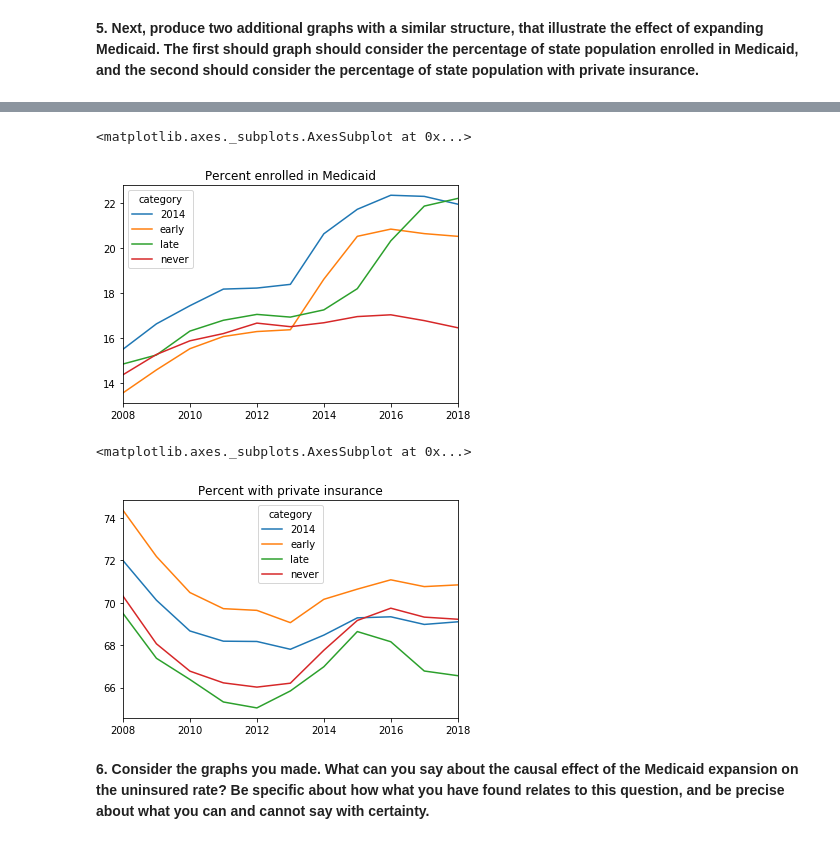
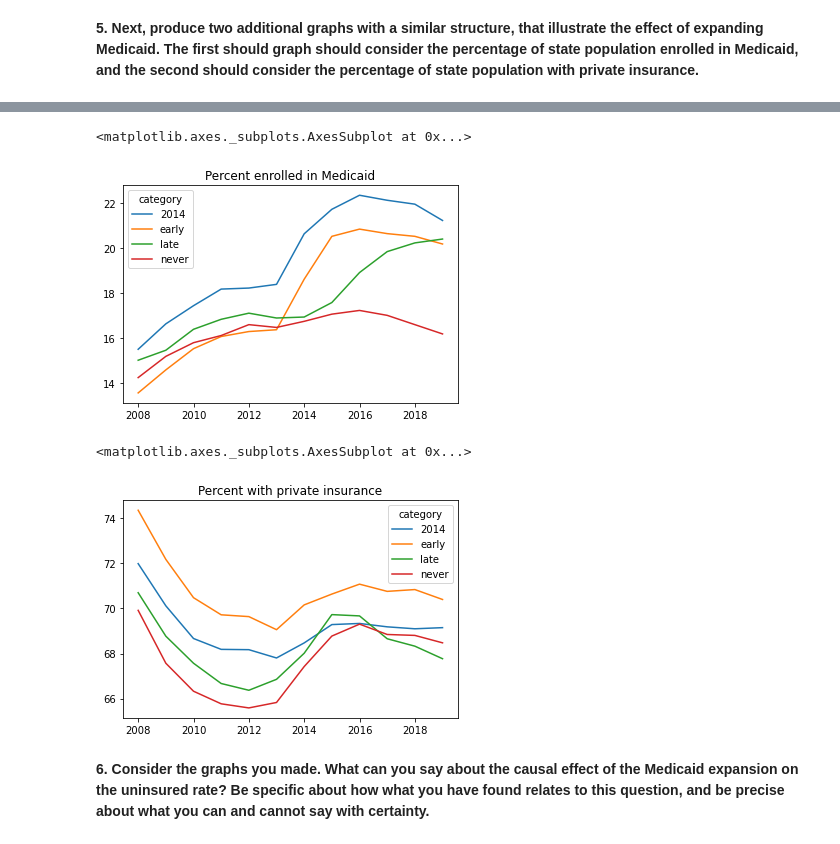
Before and after one commit to akilby/teaching, a Jupyter notebook: MedicaidExpansion/py/MedicaidExpansion.ipynb, the cells around one changed output, grey strips where cells are left out. Saved outputs shown, nothing was run; the diff lists cells and outputs as text; code cells hidden in the pictures.

```diff
--- a/MedicaidExpansion/py/MedicaidExpansion.ipynb
+++ b/MedicaidExpansion/py/MedicaidExpansion.ipynb
@@ -296,0 +219,3 @@ df_use['2017-Percent.1'] = df_use['2017-Percent.1'].astype(float)
+# %%
+df_insurance = df_insurance.reset_index()
+df_insurance
@@ -474,2 +418,30 @@ grouped.plot(title="Percent uninsured")
 # %% [markdown]
 **5. Next, produce two additional graphs with a similar structure, that illustrate the effect of expanding Medicaid. The first should graph should consider the percentage of state population enrolled in Medicaid, and the second should consider the percentage of state population with private insurance.**
+# %%
+# Originally I got rid of my rows that had anything other than the uninsurance rate, but for
+# this section I will want them, so I will return to my original dataset, df_insurance,
+# and merge on Medicaid expansion implementation dates, as well as the category designations
+
+df_analysis = pd.merge(df_insurance, df_implementation, left_on='level_0', right_on='State', how='inner')
+
+df_analysis.loc[df_analysis['Expansion Date'].str.endswith('14'),
+                'category'] = '2014'
+df_analysis.loc[df_analysis['Expansion Date'].str.startswith('Early'),
+                'category'] = 'early'
+df_analysis.loc[df_analysis['Expansion Date'].str.startswith('not implemented'),
+                'category'] = 'never'
+
+df_analysis.loc[df_analysis['Expansion Date'].str.endswith('15'),
+                'category'] = 'late'
+df_analysis.loc[df_analysis['Expansion Date'].str.endswith('16'),
+                'category'] = 'late'
+df_analysis.loc[df_analysis['Expansion Date'].str.endswith('17'),
+                'category'] = 'late'
+df_analysis.loc[df_analysis['Expansion Date'].str.endswith('18'),
+                'category'] = 'late'
+df_analysis.loc[df_analysis['Expansion Date'].str.endswith('19'),
+                'category'] = 'late'
+
+# included in never because uninsurance data ends in 2019
+df_analysis.loc[df_analysis['Expansion Date'].str.endswith('20'),
+                'category'] = 'never'
@@ -476,27 +464,21 @@ grouped.plot(title="Percent uninsured")
 # %%
-df_medicaid = df_use[df_use['level_1']=='..Medicaid']
-df_analysis = pd.merge(df_medicaid, df_implementation, left_on='level_0', right_on='State', how='inner')
-df_analysis = pd.merge(df_analysis, categories, on = 'Expansion Date')
-grouped = df_analysis.groupby('category').mean()
-grouped.columns = [2018, 2017, 2016, 2015, 2014, 2013, 2012, 2011, 2010, 2009, 2008]
+df_medicaid = df_analysis[df_analysis['level_1']=='..Medicaid']
+grouped = df_medicaid.groupby('category').mean()
 grouped = grouped.stack()
 grouped = grouped.unstack(0)
 grouped.plot(title="Percent enrolled in Medicaid")
 # %% [output]
 <matplotlib.axes._subplots.AxesSubplot at 0x...>
-[figure, old version]
+[figure, new version]
 # %%
-df_medicaid = df_use[df_use['level_1']=='Private']
-df_analysis = pd.merge(df_medicaid, df_implementation, left_on='level_0', right_on='State', how='inner')
-df_analysis = pd.merge(df_analysis, categories, on = 'Expansion Date')
-grouped = df_analysis.groupby('category').mean()
-grouped.columns = [2018, 2017, 2016, 2015, 2014, 2013, 2012, 2011, 2010, 2009, 2008]
+df_private = df_analysis[df_analysis['level_1']=='Private']
+grouped = df_private.groupby('category').mean()
 grouped = grouped.stack()
 grouped = grouped.unstack(0)
 grouped.plot(title="Percent with private insurance")
 # %% [output]
 <matplotlib.axes._subplots.AxesSubplot at 0x...>
-[figure, old version]
+[figure, new version]
 # %% [markdown]
 **6. Consider the graphs you made. What can you say about the causal effect of the Medicaid expansion on the uninsured rate? Be specific about how what you have found relates to this question, and be precise about what you can and cannot say with certainty.**
 # %% [markdown]
```
Also changed, not shown: parts of 46 cells of this notebook, 26 other files.
